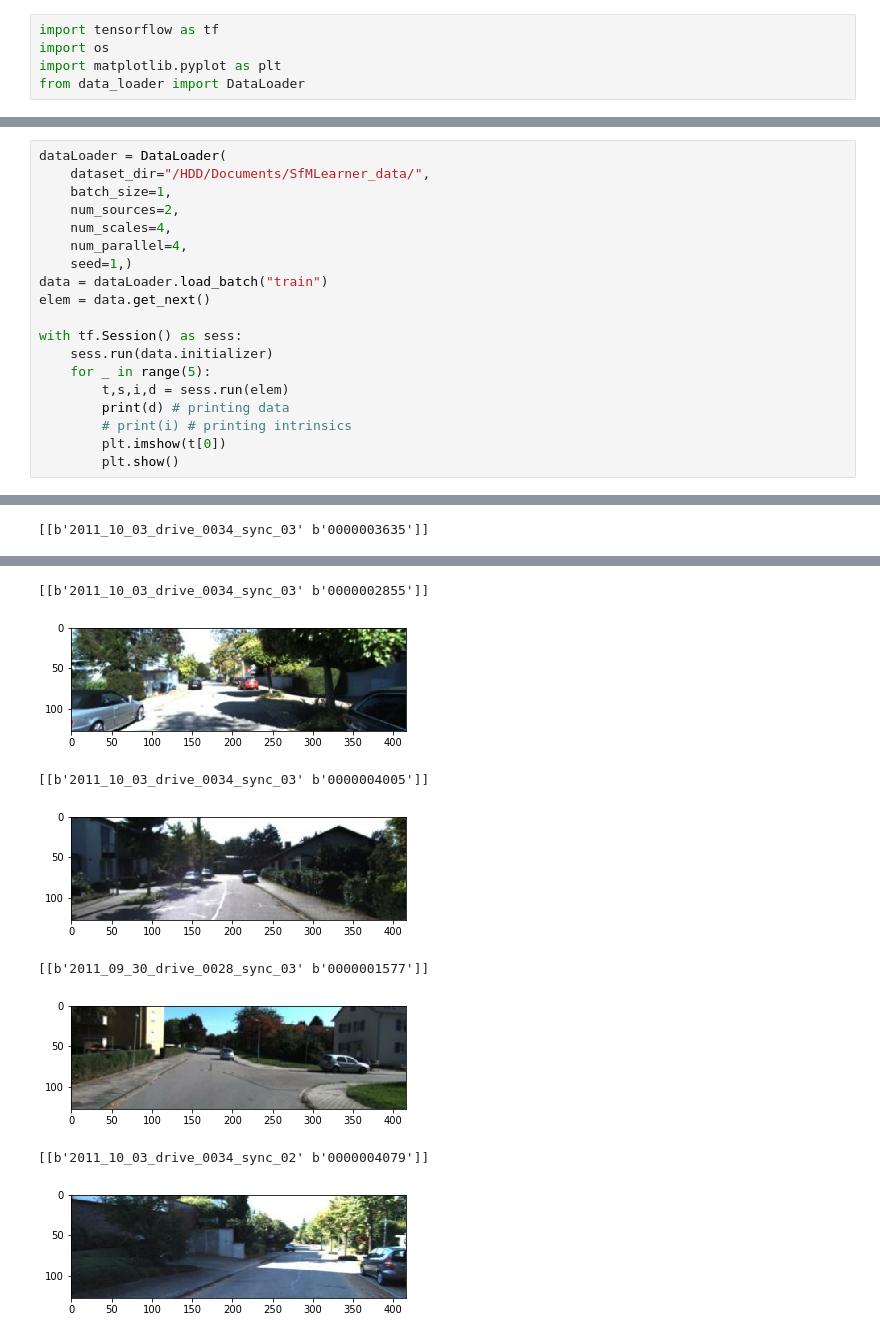
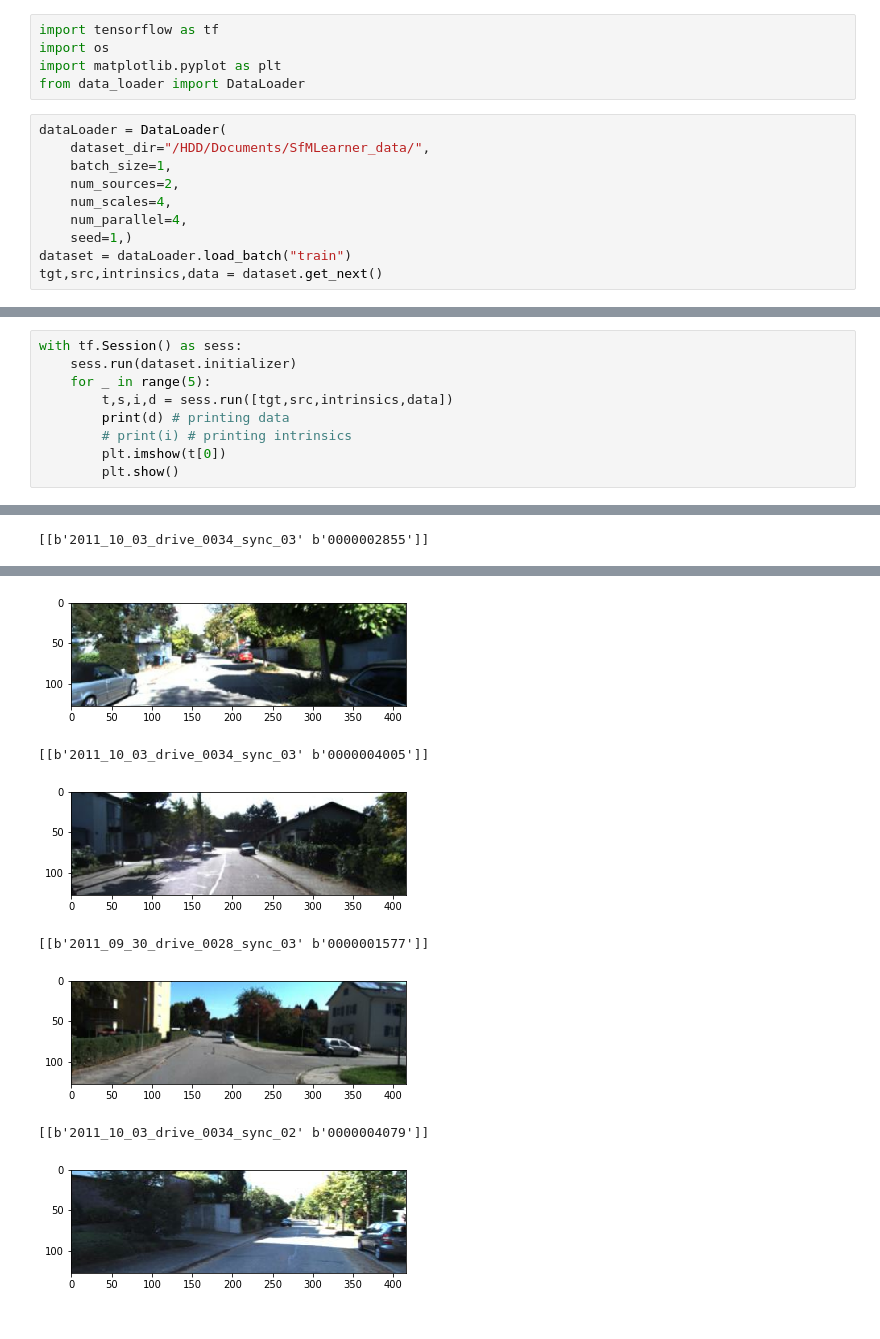
Before and after one commit to NotAnyMike/UnsupervisedDepthAndPose, a Jupyter notebook: DataLoaderTester.ipynb, the cells around one changed output, grey strips where cells are left out. Cells and saved outputs as stored; diff of their text form.

```diff
--- a/DataLoaderTester.ipynb
+++ b/DataLoaderTester.ipynb
@@ -3,3 +3,13 @@ import tensorflow as tf
 import os
 import matplotlib.pyplot as plt
 from data_loader import DataLoader
+# %%
+dataLoader = DataLoader(
+    dataset_dir="/HDD/Documents/SfMLearner_data/",
+    batch_size=1,
+    num_sources=2,
+    num_scales=4,
+    num_parallel=4,
+    seed=1,)
+dataset = dataLoader.load_batch("train")
+tgt,src,intrinsics,data = dataset.get_next()
@@ -6,18 +24,8 @@ from data_loader import DataLoader
 # %%
-dataLoader = DataLoader(
-    dataset_dir="/HDD/Documents/SfMLearner_data/",
-    batch_size=1,
-    num_sources=2,
-    num_scales=4,
-    num_parallel=4,
-    seed=1,)
-data = dataLoader.load_batch("train")
-elem = data.get_next()
-
 with tf.Session() as sess:
-    sess.run(data.initializer)
+    sess.run(dataset.initializer)
     for _ in range(5):
-        t,s,i,d = sess.run(elem)
+        t,s,i,d = sess.run([tgt,src,intrinsics,data])
         print(d) # printing data
         # print(i) # printing intrinsics
         plt.imshow(t[0])
@@ -33 +36 @@ Use `for ... in dataset:` to iterate over a dataset. If using `tf.estimator`, re
-[[b'2011_10_03_drive_0034_sync_03' b'0000003635']]
+[[b'2011_10_03_drive_0034_sync_03' b'0000002855']]
@@ -35,8 +37,7 @@ Use `for ... in dataset:` to iterate over a dataset. If using `tf.estimator`, re
+[figure, new version]
-[[b'2011_10_03_drive_0034_sync_03' b'0000002855']]
+[[b'2011_10_03_drive_0034_sync_03' b'0000004005']]
-[figure, old version]
+[figure, new version]
-[[b'2011_10_03_drive_0034_sync_03' b'0000004005']]
+[[b'2011_09_30_drive_0028_sync_03' b'0000001577']]
-[figure, old version]
+[figure, new version]
-[[b'2011_09_30_drive_0028_sync_03' b'0000001577']]
+[[b'2011_10_03_drive_0034_sync_02' b'0000004079']]
-[figure, old version]
-[[b'2011_10_03_drive_0034_sync_02' b'0000004079']]
-[figure, old version]
+[figure, new version]
```
Also changed, not shown: parts of 4 cells of this notebook, 8 other files.
